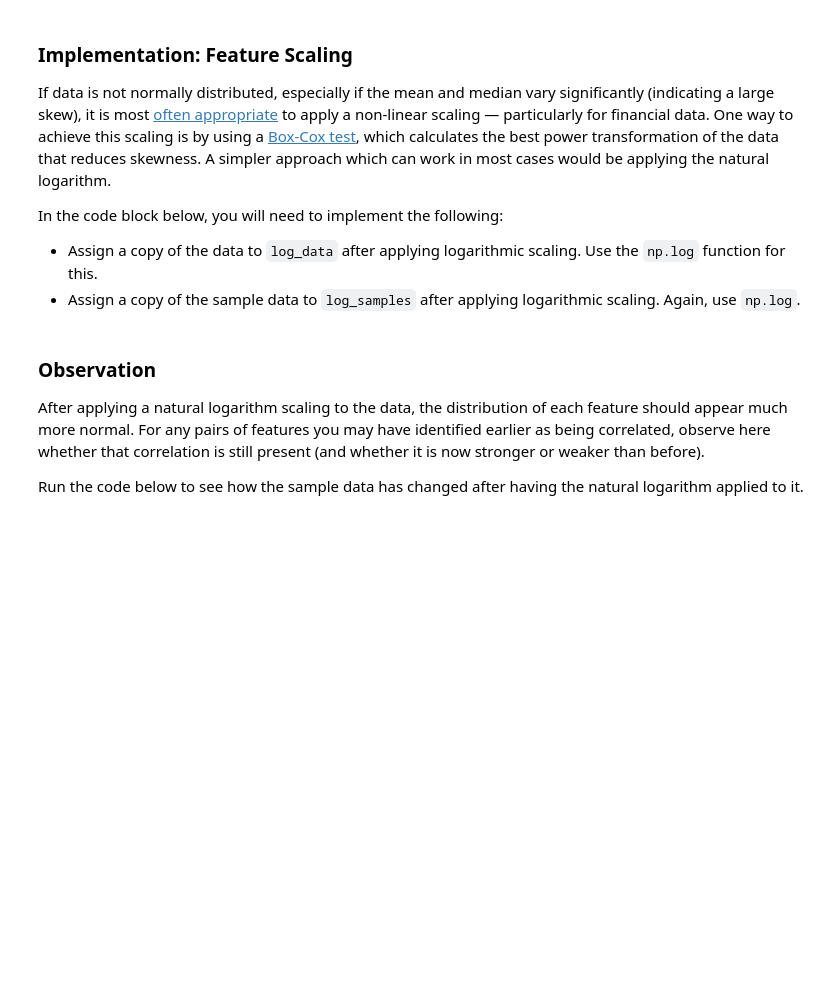
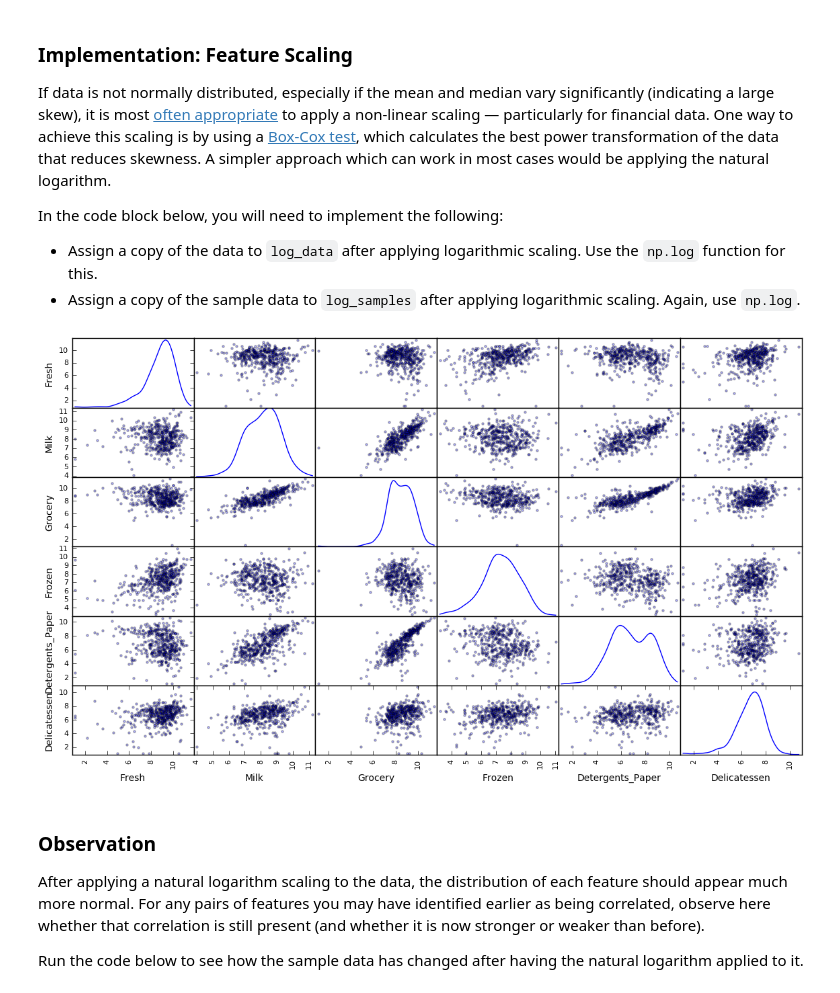
Before and after one commit to mtochs/Udacity, a Jupyter notebook: Machine Learning Engineer Nanodegree/P3 Customer Segments/customer_segments.ipynb, the cells around one changed output. Cells and saved outputs as stored; diff of their text form; code cells hidden in the pictures; blank space fills up the shorter version.

```diff
--- a/Machine Learning Engineer Nanodegree/P3 Customer Segments/customer_segments.ipynb
+++ b/Machine Learning Engineer Nanodegree/P3 Customer Segments/customer_segments.ipynb
@@ -166,13 +171,15 @@ In the code block below, you will need to implement the following:
  - Assign a copy of the sample data to `log_samples` after applying logarithmic scaling. Again, use `np.log`.
 # %%
 # TODO: Scale the data using the natural logarithm
-log_data = None
+log_data = np.log(data.copy())
 
 # TODO: Scale the sample data using the natural logarithm
-log_samples = None
+log_samples = np.log(samples.copy())
 
 # Produce a scatter matrix for each pair of newly-transformed features
 pd.scatter_matrix(log_data, alpha = 0.3, figsize = (14,8), diagonal = 'kde');
+# %% [output]
+[figure, added]
 # %% [markdown]
 ### Observation
 After applying a natural logarithm scaling to the data, the distribution of each feature should appear much more normal. For any pairs of features you may have identified earlier as being correlated, observe here whether that correlation is still present (and whether it is now stronger or weaker than before).
```
Also changed, not shown: parts of 6 cells of this notebook.
